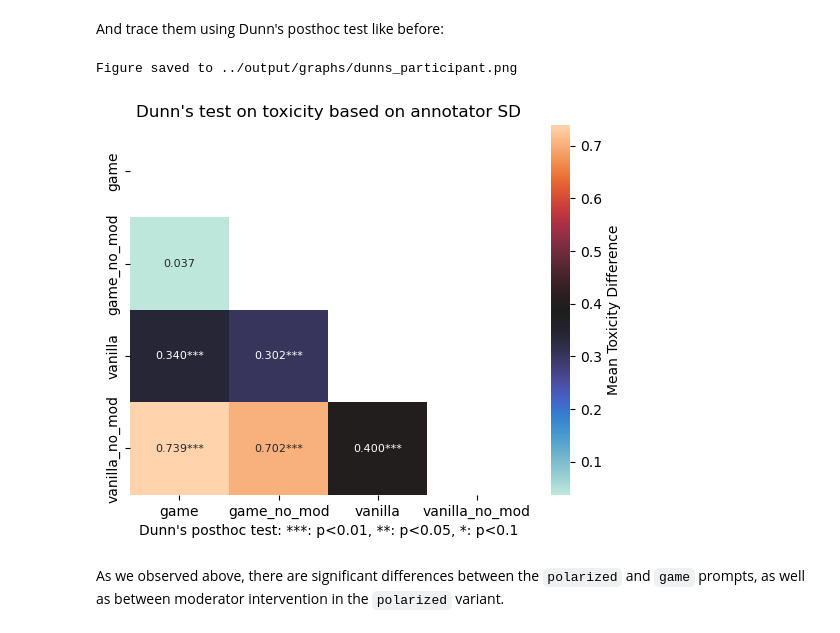
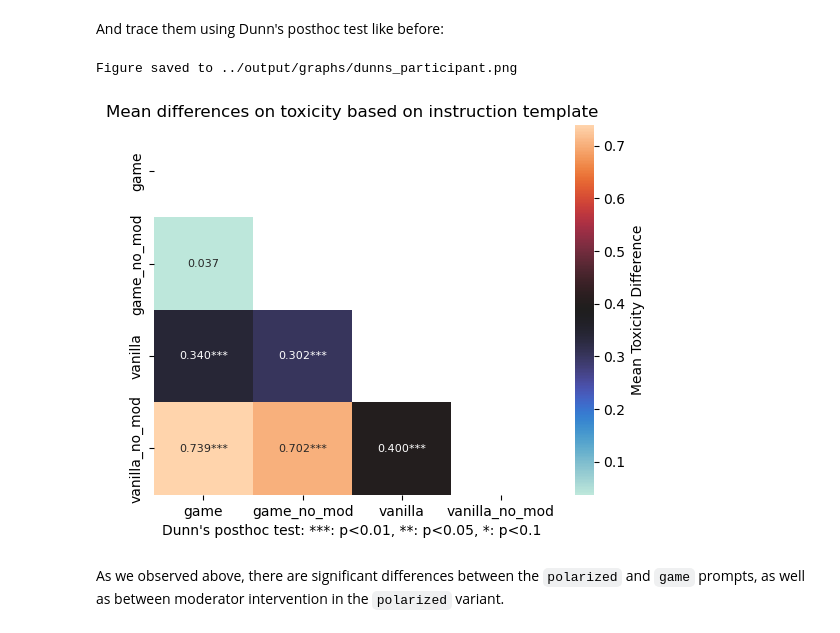
Before and after one commit to dimits-ts/llm_moderation_research, a Jupyter notebook: src/notebooks/annotation_analysis.ipynb, the cells around one changed output. Drawn from its saved outputs; the diff is of its cells as text; code cells hidden in the pictures.

Commit message:
change graph titles

```diff
--- a/src/notebooks/annotation_analysis.ipynb
+++ b/src/notebooks/annotation_analysis.ipynb
@@ -503,18 +503,18 @@ And trace them using Dunn's posthoc test like before:
 # %%
 posthoc_df = posthoc_dunn(full_df, val_col="toxicity", group_col="conv_variant")
 value_df = pairwise_diffs(full_df, groupby_cols=['annotator_prompt', 'conv_variant'], value_col="toxicity")
 
 pvalue_heatmap(
     value_df=value_df,
     pvalue_df=posthoc_df,
     show_labels=True,
-    correlation_title="Dunn's test on toxicity based on annotator SD",
+    correlation_title="Mean differences on toxicity based on instruction template",
     filename="dunns_participant.png",
     xlabel_text="Dunn's posthoc test: ***: p<0.01, **: p<0.05, *: p<0.1"
 )
 # %% [output]
 Figure saved to ../output/graphs/dunns_participant.png
-[figure, old version]
+[figure, new version]
 # %% [markdown]
 As we observed above, there are significant differences between the `polarized` and `game` prompts, as well as between moderator intervention in the `polarized` variant.
 # %% [markdown]
```
Also changed, not shown: parts of 1 cell of this notebook, 3 other files.
